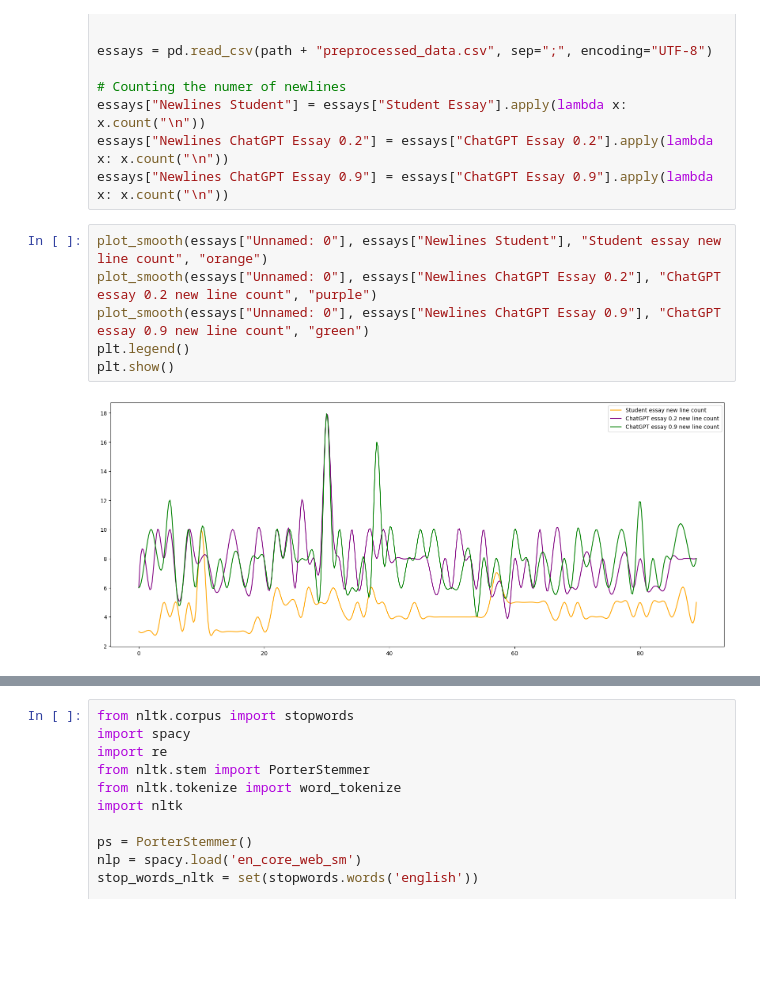
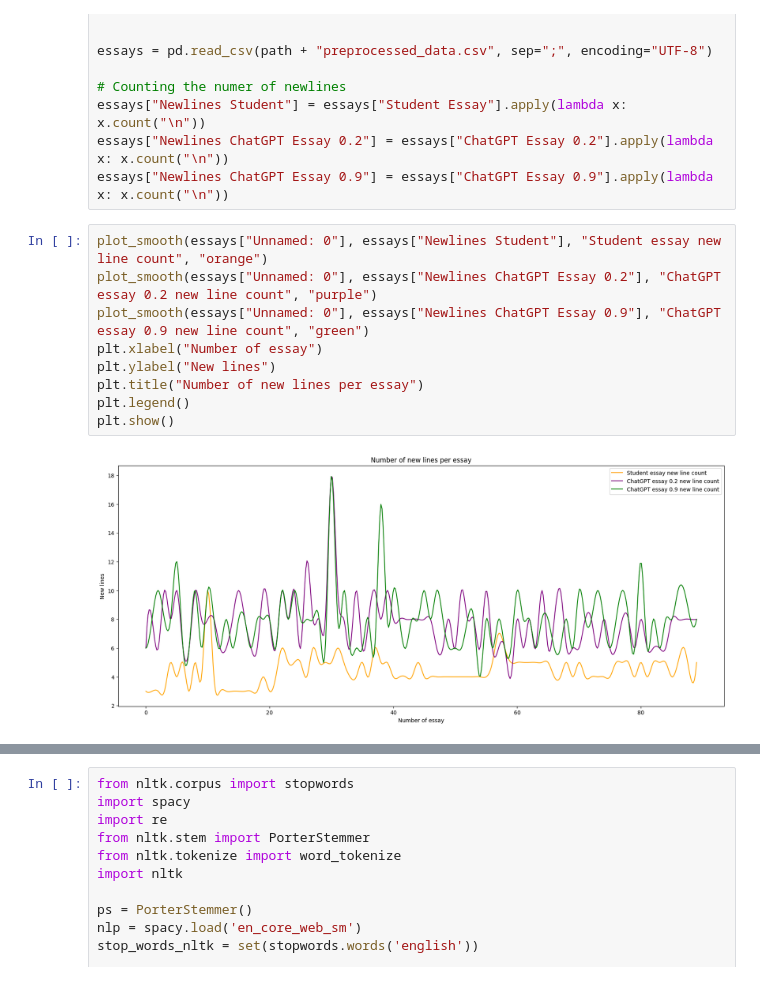
Before and after one commit to schind55/npl_project, a Jupyter notebook: other_analysis.ipynb, the cells around one changed output, grey strips where cells are left out. Drawn from its saved outputs; the diff is of its cells as text; blank space fills up the shorter version.

```diff
--- a/other_analysis.ipynb
+++ b/other_analysis.ipynb
@@ -28,11 +28,14 @@ essays["Newlines ChatGPT Essay 0.9"] = essays["ChatGPT Essay 0.9"].apply(lambda
 # %%
 plot_smooth(essays["Unnamed: 0"], essays["Newlines Student"], "Student essay new line count", "orange")
 plot_smooth(essays["Unnamed: 0"], essays["Newlines ChatGPT Essay 0.2"], "ChatGPT essay 0.2 new line count", "purple")
 plot_smooth(essays["Unnamed: 0"], essays["Newlines ChatGPT Essay 0.9"], "ChatGPT essay 0.9 new line count", "green")
+plt.xlabel("Number of essay")
+plt.ylabel("New lines")
+plt.title("Number of new lines per essay")
 plt.legend()
 plt.show()
 # %% [output]
-[figure, old version]
+[figure, new version]
 # %%
 plot_smooth(essays["Unnamed: 0"], essays["Student Essay length"], "Student essay length", "orange")
 plot_smooth(essays["Unnamed: 0"], essays["ChatGPT Essay 0.2 length"], "ChatGPT essay 0.2 length", "purple")
```
Also changed, not shown: parts of 7 cells of this notebook, 4 other files.
